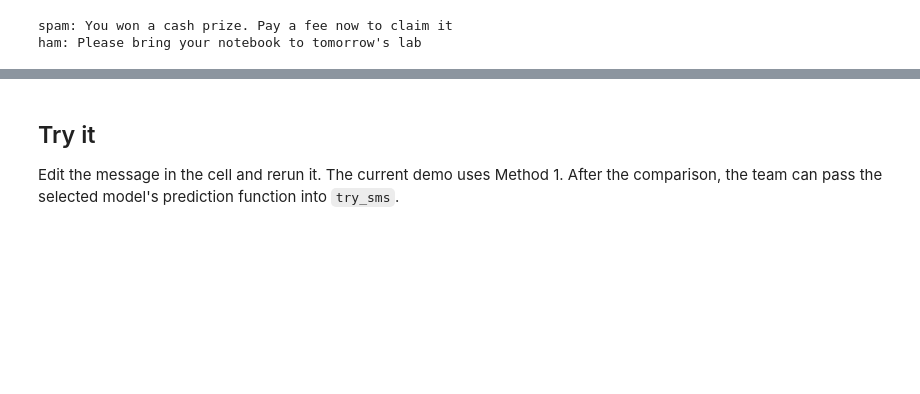
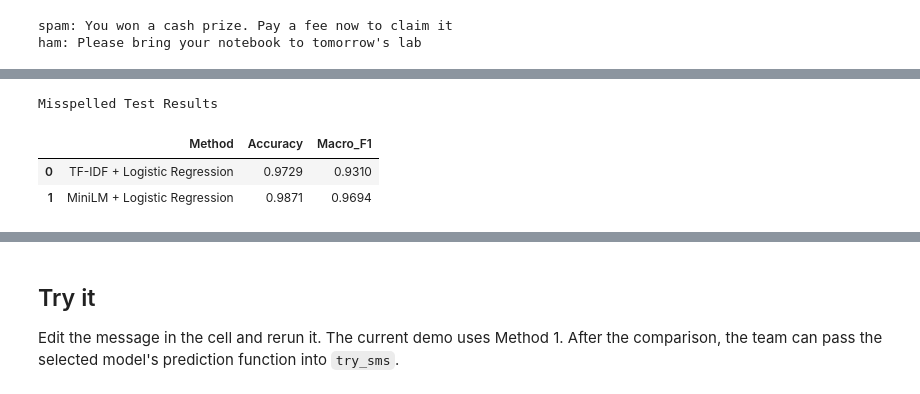
Before and after one commit to NabaaNabeeh/sms-spam-misspellings, a Jupyter notebook: SMS_Spam_Implementation.ipynb, the cells around one changed output, grey strips where cells are left out. Drawn from its saved outputs; the diff is of its cells as text; code cells hidden in the pictures; blank space fills up the shorter version.

```diff
--- a/SMS_Spam_Implementation.ipynb
+++ b/SMS_Spam_Implementation.ipynb
@@ -217,0 +328,30 @@ ham: Please bring your notebook to tomorrow's lab
+# %%
+# Misspelled Test Evaluation
+
+m1_miss_pred = model.predict(misspelled_test["text"])
+
+X_test_miss = embed(misspelled_test["text"])
+m2_miss_pred = model2.predict(X_test_miss)
+
+results_misspelled = pd.DataFrame({
+    "Method": [
+        "TF-IDF + Logistic Regression",
+        "MiniLM + Logistic Regression"
+    ],
+    "Accuracy": [
+        accuracy_score(misspelled_test["label"], m1_miss_pred),
+        accuracy_score(misspelled_test["label"], m2_miss_pred)
+    ],
+    "Macro_F1": [
+        f1_score(misspelled_test["label"], m1_miss_pred, average="macro"),
+        f1_score(misspelled_test["label"], m2_miss_pred, average="macro")
+    ]
+})
+
+print("Misspelled Test Results")
+display(results_misspelled.round(4))
+# %% [output]
+Misspelled Test Results
+|  | Method | Accuracy | Macro_F1 |
+| 0 | TF-IDF + Logistic Regression | 0.9729 | 0.9310 |
+| 1 | MiniLM + Logistic Regression | 0.9871 | 0.9694 |
```
Also changed, not shown: parts of 17 cells of this notebook.
